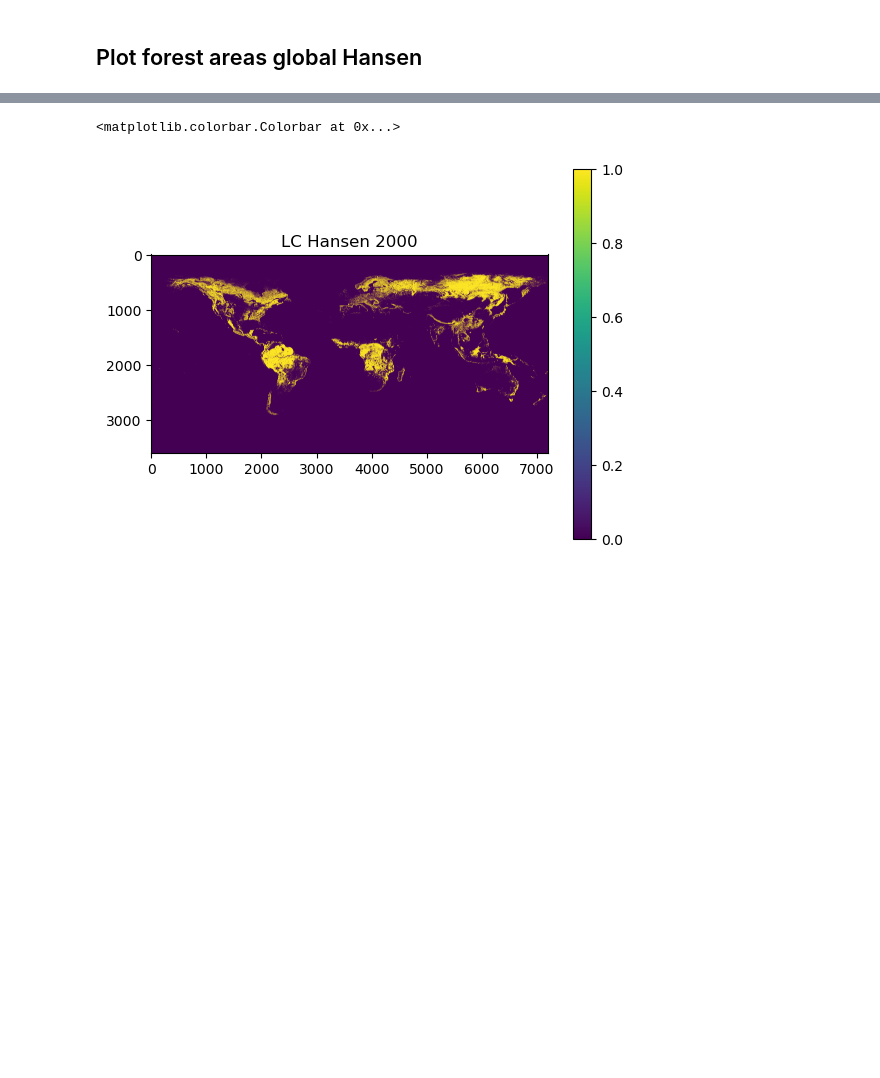
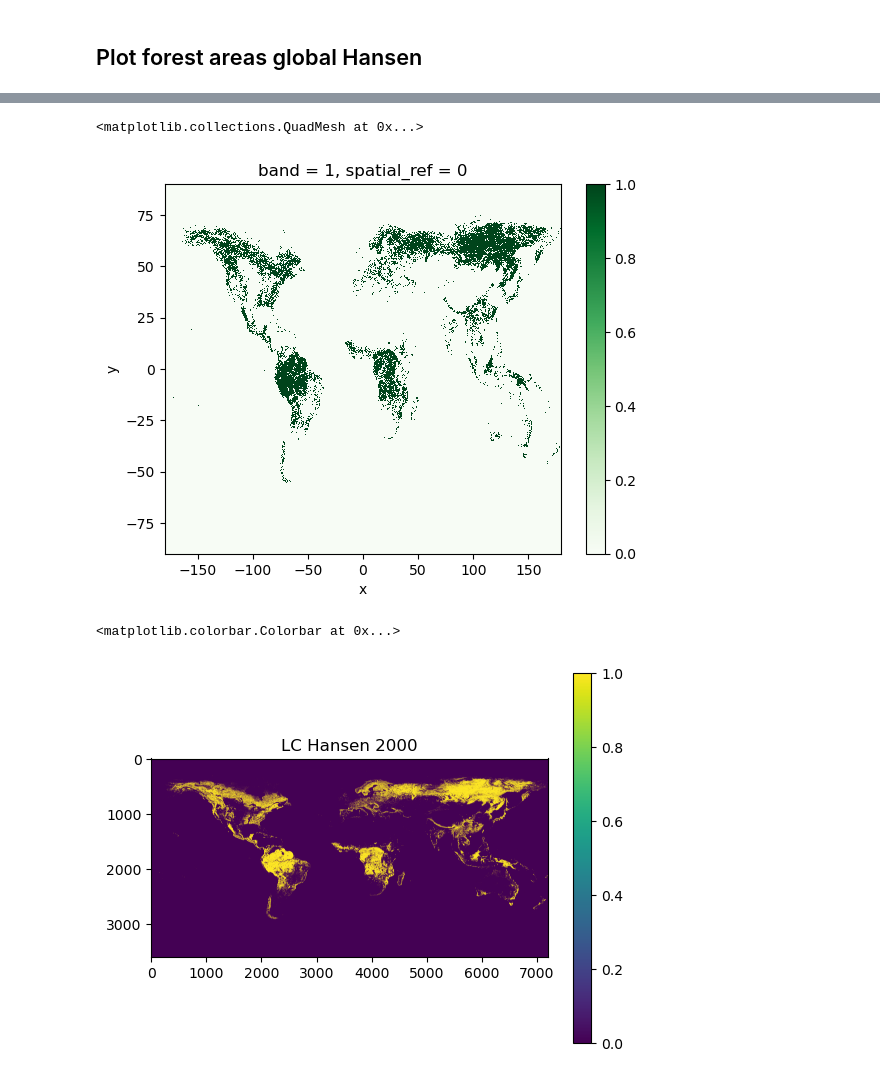
Before and after one commit to MinttuPekkala/Unibe_transmissivity_maps, a Jupyter notebook: Land_cover_differences.ipynb, the cells around one changed output, grey strips where cells are left out. Drawn from its saved outputs; the diff is of its cells as text; code cells hidden in the pictures; blank space fills up the shorter version.

```diff
--- a/Land_cover_differences.ipynb
+++ b/Land_cover_differences.ipynb
@@ -141,3 +117,10 @@ pyplot.colorbar()
+# %%
+LCHansen20002forest = (LCHansen20002 >= 50) & (LCHansen20002 <= 90)
+# %%
+LCHansen20002forest.plot(cmap="Greens")
+# %% [output]
+<matplotlib.collections.QuadMesh at 0x...>
+[figure, added]
 # %%
 pyplot.imshow(mask)
 pyplot.title("LC Hansen 2000")
```
Also changed, not shown: parts of 16 cells of this notebook.
